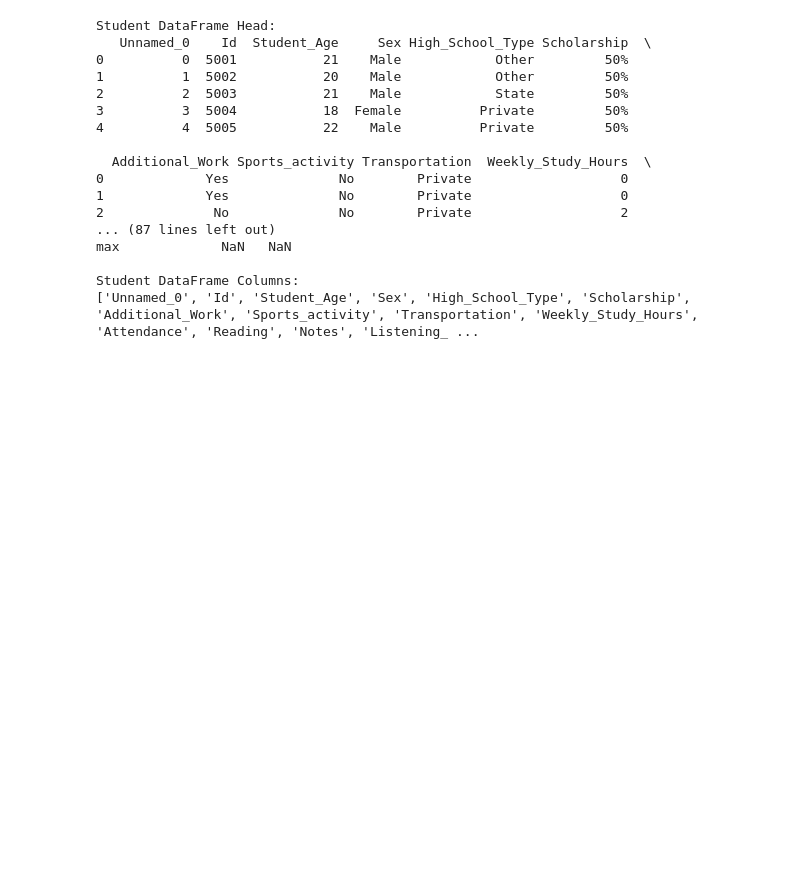
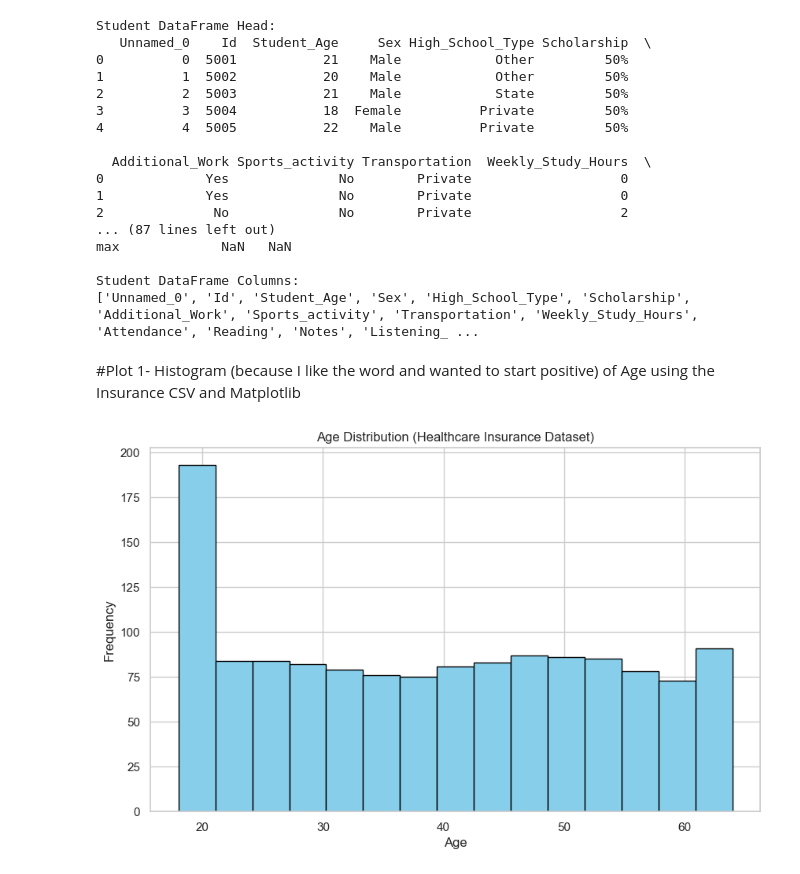
Before and after one commit to amydaniel24/DA-Mod2-WK4_Plots, a Jupyter notebook: plots.ipynb, the cells around one changed output. Drawn from its saved outputs; the diff is of its cells as text; code cells hidden in the pictures; blank space fills up the shorter version.

Commit message:
Plot 1

```diff
--- a/plots.ipynb
+++ b/plots.ipynb
@@ -136,3 +136,13 @@ max             NaN   NaN
 
 Student DataFrame Columns:
 ['Unnamed_0', 'Id', 'Student_Age', 'Sex', 'High_School_Type', 'Scholarship', 'Additional_Work', 'Sports_activity', 'Transportation', 'Weekly_Study_Hours', 'Attendance', 'Reading', 'Notes', 'Listening_ ...
+# %% [markdown]
+#Plot 1- Histogram (because I like the word and wanted to start positive) of Age using the Insurance CSV and Matplotlib
+# %%
+plt.hist(health_df['age'], bins=15, color='skyblue', edgecolor='black')
+plt.title("Age Distribution (Healthcare Insurance Dataset)")
+plt.xlabel("Age")
+plt.ylabel("Frequency")
+plt.show()
+# %% [output]
+[figure, added]
```
